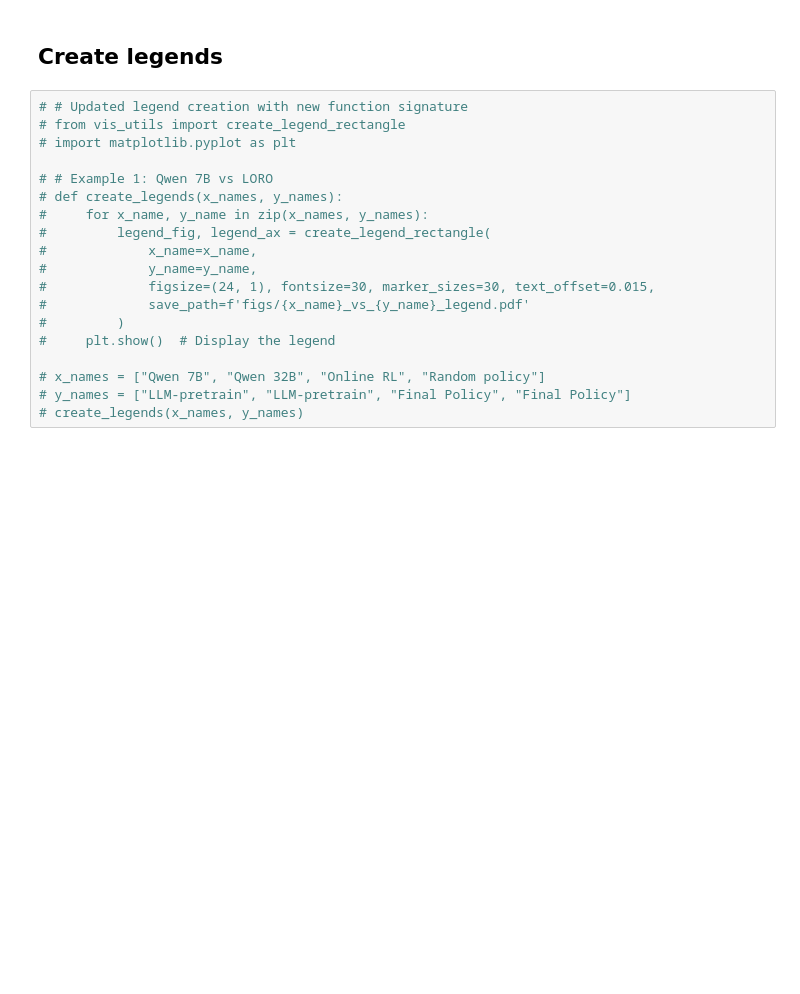
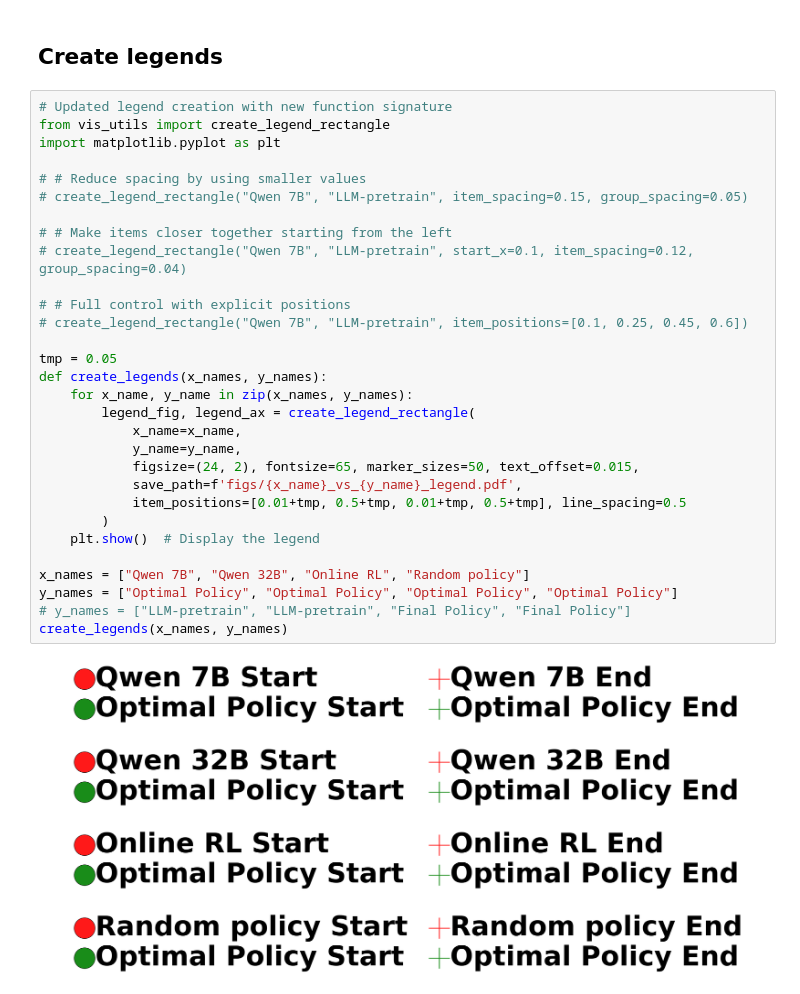
Before and after one commit to duongnhatthang/LORO, a Jupyter notebook: coverage_vis.ipynb, the cells around one changed output. Saved outputs shown, nothing was run; the diff lists cells and outputs as text; blank space fills up the shorter version.

```diff
--- a/coverage_vis.ipynb
+++ b/coverage_vis.ipynb
@@ -350,21 +411,37 @@ Normalized coverage (first 5 entries): {(36, 2): 1.0}
 # %% [markdown]
 ## Create legends
 # %%
-# # Updated legend creation with new function signature
-# from vis_utils import create_legend_rectangle
-# import matplotlib.pyplot as plt
+# Updated legend creation with new function signature
+from vis_utils import create_legend_rectangle
+import matplotlib.pyplot as plt
 
-# # Example 1: Qwen 7B vs LORO
-# def create_legends(x_names, y_names):
-#     for x_name, y_name in zip(x_names, y_names):
-#         legend_fig, legend_ax = create_legend_rectangle(
-#             x_name=x_name,
-#             y_name=y_name,
-#             figsize=(24, 1), fontsize=30, marker_sizes=30, text_offset=0.015,
-#             save_path=f'figs/{x_name}_vs_{y_name}_legend.pdf'
-#         )
-#     plt.show()  # Display the legend
+# # Reduce spacing by using smaller values
+# create_legend_rectangle("Qwen 7B", "LLM-pretrain", item_spacing=0.15, group_spacing=0.05)
 
-# x_names = ["Qwen 7B", "Qwen 32B", "Online RL", "Random policy"]
+# # Make items closer together starting from the left
+# create_legend_rectangle("Qwen 7B", "LLM-pretrain", start_x=0.1, item_spacing=0.12, group_spacing=0.04)
+
+# # Full control with explicit positions
+# create_legend_rectangle("Qwen 7B", "LLM-pretrain", item_positions=[0.1, 0.25, 0.45, 0.6])
+
+tmp = 0.05
+def create_legends(x_names, y_names):
+    for x_name, y_name in zip(x_names, y_names):
+        legend_fig, legend_ax = create_legend_rectangle(
+            x_name=x_name,
+            y_name=y_name,
+            figsize=(24, 2), fontsize=65, marker_sizes=50, text_offset=0.015,
+            save_path=f'figs/{x_name}_vs_{y_name}_legend.pdf',
+            item_positions=[0.01+tmp, 0.5+tmp, 0.01+tmp, 0.5+tmp], line_spacing=0.5
+        )
+    plt.show()  # Display the legend
+
+x_names = ["Qwen 7B", "Qwen 32B", "Online RL", "Random policy"]
+y_names = ["Optimal Policy", "Optimal Policy", "Optimal Policy", "Optimal Policy"]
 # y_names = ["LLM-pretrain", "LLM-pretrain", "Final Policy", "Final Policy"]
-# create_legends(x_names, y_names)
+create_legends(x_names, y_names)
+# %% [output]
+[figure, added]
+[figure, added]
+[figure, added]
+[figure, added]
```
Also changed, not shown: parts of 9 cells of this notebook, 1 other file.
